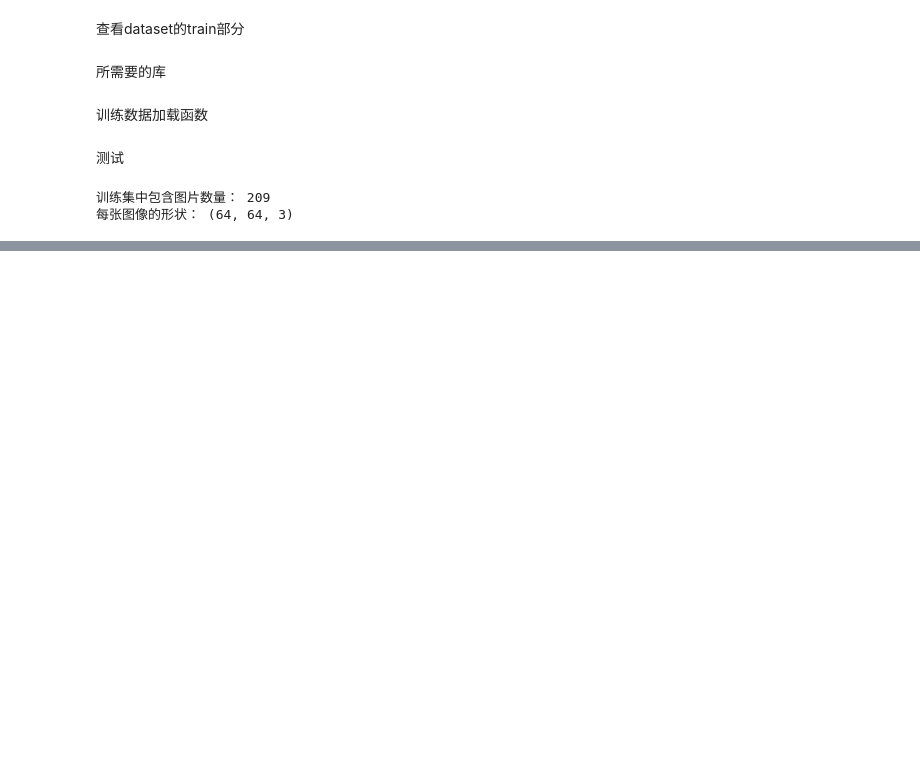
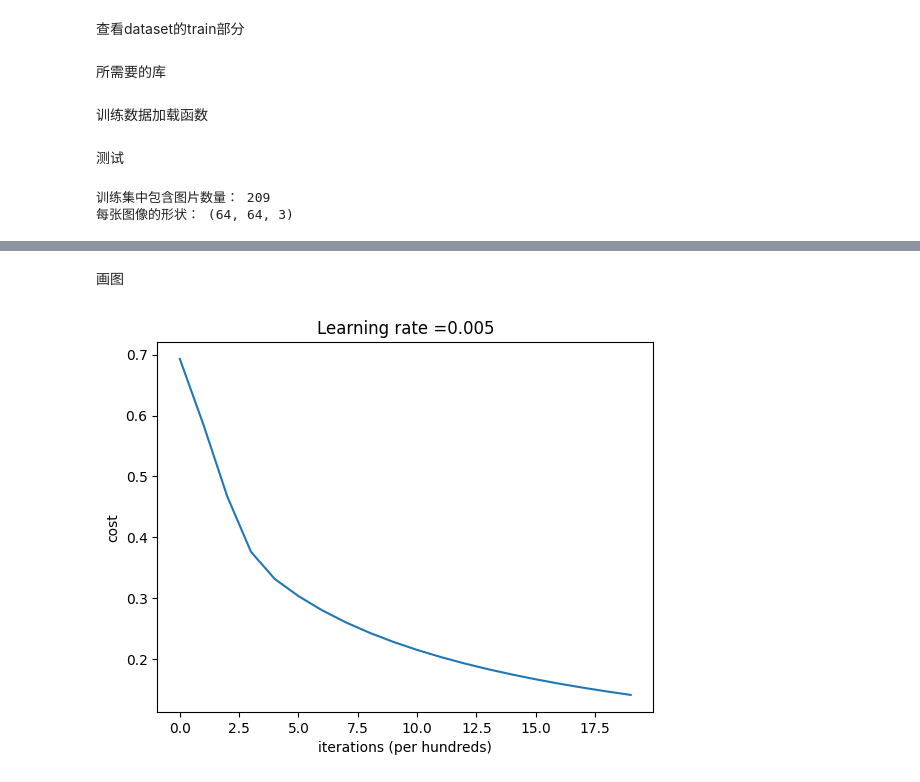
Before and after one commit to machao318927/DeepLearn_Wu, a Jupyter notebook: 第二周-具有神经网络思维的Logistic回归.ipynb, the cells around one changed output, grey strips where cells are left out. Saved outputs shown, nothing was run; the diff lists cells and outputs as text; code cells hidden in the pictures; blank space fills up the shorter version.

```diff
--- a/第二周-具有神经网络思维的Logistic回归.ipynb
+++ b/第二周-具有神经网络思维的Logistic回归.ipynb
@@ -75,0 +168,7 @@ print("每张图像的形状：", X_train.shape[1:])
+# %%
+# print(train_set_x_flatten)
+train_set_x = train_set_x_flatten / 255
+# print(train_set_x)
+
+test_set_x = test_set_x_flatten / 255
+# print(test_set_x)
@@ -75,0 +387,30 @@ print("每张图像的形状：", X_train.shape[1:])
+# %%
+def predict(w, b, X):
+    """
+    使用学习逻辑回归参数logistic （w，b）预测标签是0还是1，
+
+    参数：
+        w  - 权重，大小不等的数组（num_px * num_px * 3，1）
+        b  - 偏差，一个标量
+        X  - 维度为（num_px * num_px * 3，训练数据的数量）的数据
+
+    返回：
+        Y_prediction  - 包含X中所有图片的所有预测【0 | 1】的一个numpy数组（向量）
+
+    """
+    m = X.shape[1]
+    Y_prediction = np.zeros((1, m)) # 初始化（1，m）的0向量
+    w = w.reshape(X.shape[0], 1) # 重塑w，使其与X维度相同
+
+    # 预测
+    A = sigmoid(np.dot(w.T, X) + b)
+    for i in range(A.shape[1]):
+        Y_prediction[0, i] = 1 if A[0, i] > 0.5 else 0
+
+    assert (Y_prediction.shape == (1, m))
+
+    return Y_prediction
+
+# 测试
+w, b, X, Y = np.array([[1], [2]]), 2, np.array([[1,2], [3,4]]), np.array([[1, 0]])
+print("predictions = " + str(predict(w, b, X)))
@@ -75,0 +496,11 @@ print("每张图像的形状：", X_train.shape[1:])
+# %% [markdown]
+画图
+# %%
+costs = np.squeeze(d['costs'])
+plt.plot(costs)
+plt.ylabel('cost')
+plt.xlabel('iterations (per hundreds)')
+plt.title("Learning rate =" + str(d["learning_rate"]))
+plt.show()
+# %% [output]
+[figure, added]
```
Also changed, not shown: parts of 30 cells of this notebook.
